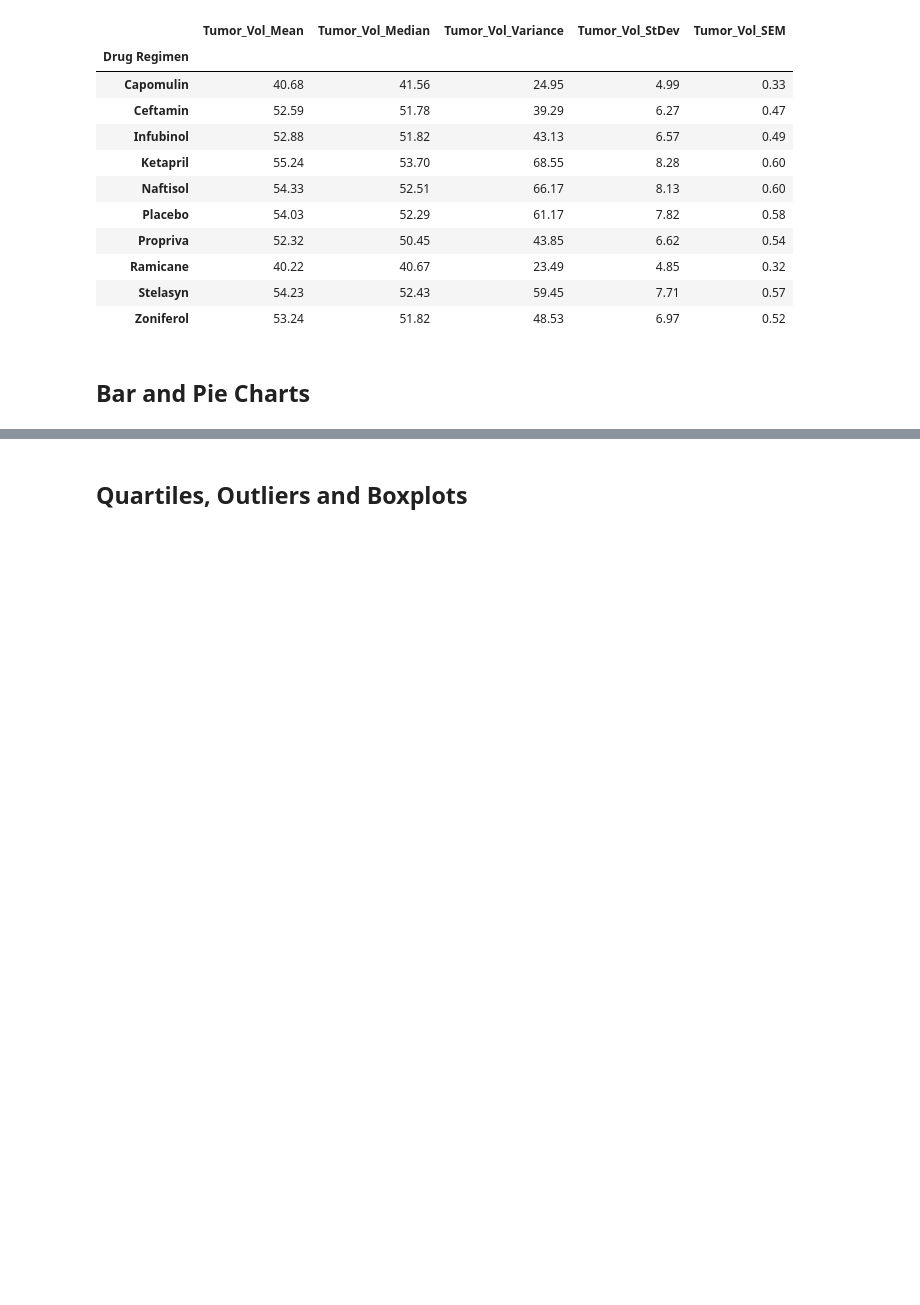
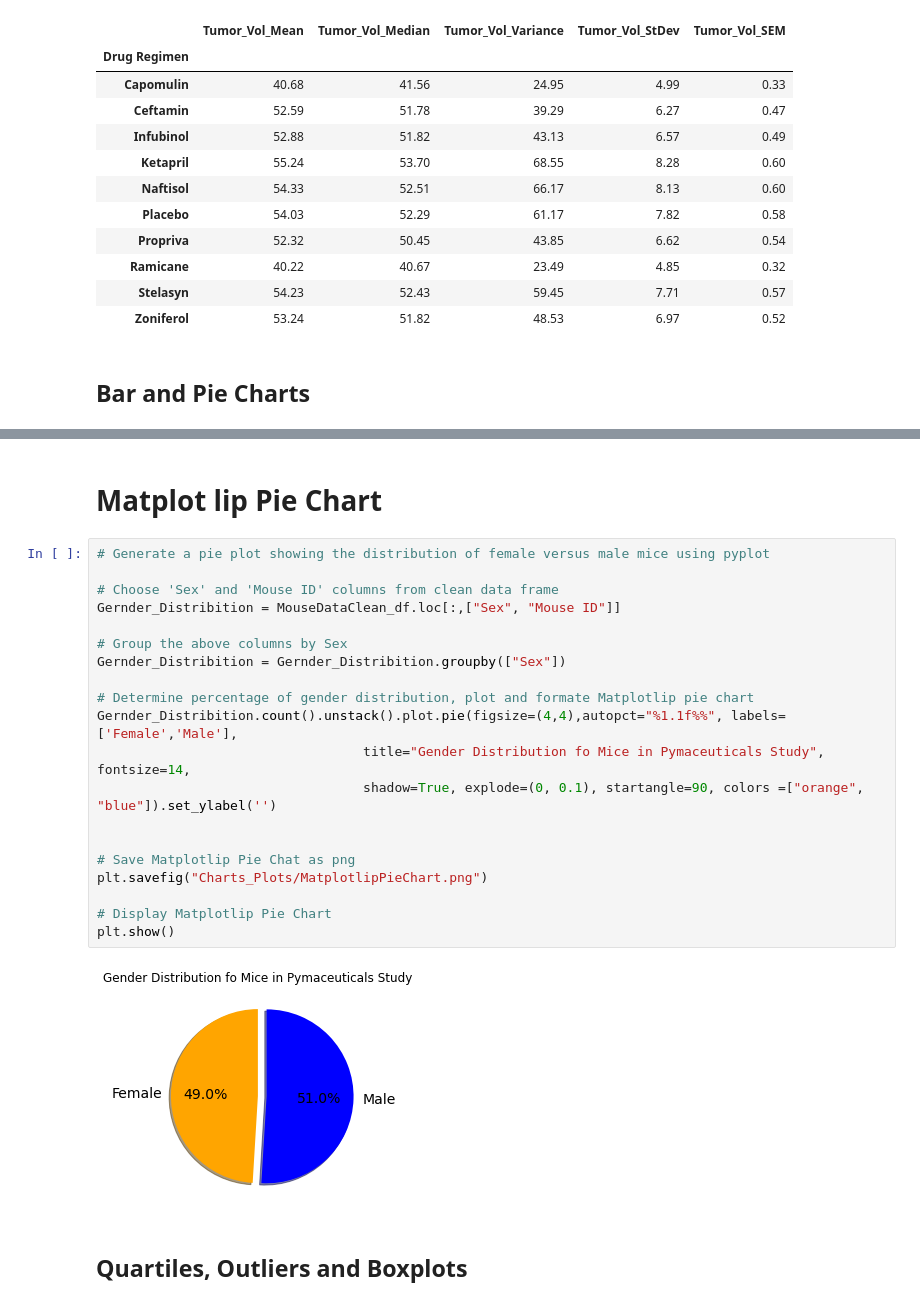
Before and after one commit to AlineHornoff/Pymaceuticals_challenge, a Jupyter notebook: Pymaceuticals/pymaceuticals_starter.ipynb, the cells around one changed output, grey strips where cells are left out. Drawn from its saved outputs; the diff is of its cells as text; blank space fills up the shorter version.

```diff
--- a/Pymaceuticals/pymaceuticals_starter.ipynb
+++ b/Pymaceuticals/pymaceuticals_starter.ipynb
@@ -237,3 +263,27 @@ plt.show()
+# %% [markdown]
+# Matplot lip Pie Chart
+# %%
+# Generate a pie plot showing the distribution of female versus male mice using pyplot
+
+# Choose 'Sex' and 'Mouse ID' columns from clean data frame
+Gernder_Distribition = MouseDataClean_df.loc[:,["Sex", "Mouse ID"]]
+
+# Group the above columns by Sex
+Gernder_Distribition = Gernder_Distribition.groupby(["Sex"])
+
+# Determine percentage of gender distribution, plot and formate Matplotlip pie chart
+Gernder_Distribition.count().unstack().plot.pie(figsize=(4,4),autopct="%1.1f%%", labels=['Female','Male'],
+                                  title="Gender Distribution fo Mice in Pymaceuticals Study", fontsize=14,
+                                  shadow=True, explode=(0, 0.1), startangle=90, colors =["orange", "blue"]).set_ylabel('')
+
+
+# Save Matplotlip Pie Chat as png
+plt.savefig("Charts_Plots/MatplotlipPieChart.png")
+
+# Display Matplotlip Pie Chart
+plt.show()
+# %% [output]
+[figure, added]
 # %% [markdown]
 ## Quartiles, Outliers and Boxplots
 # %%
```
Also changed, not shown: parts of 8 cells of this notebook, 3 other files.
